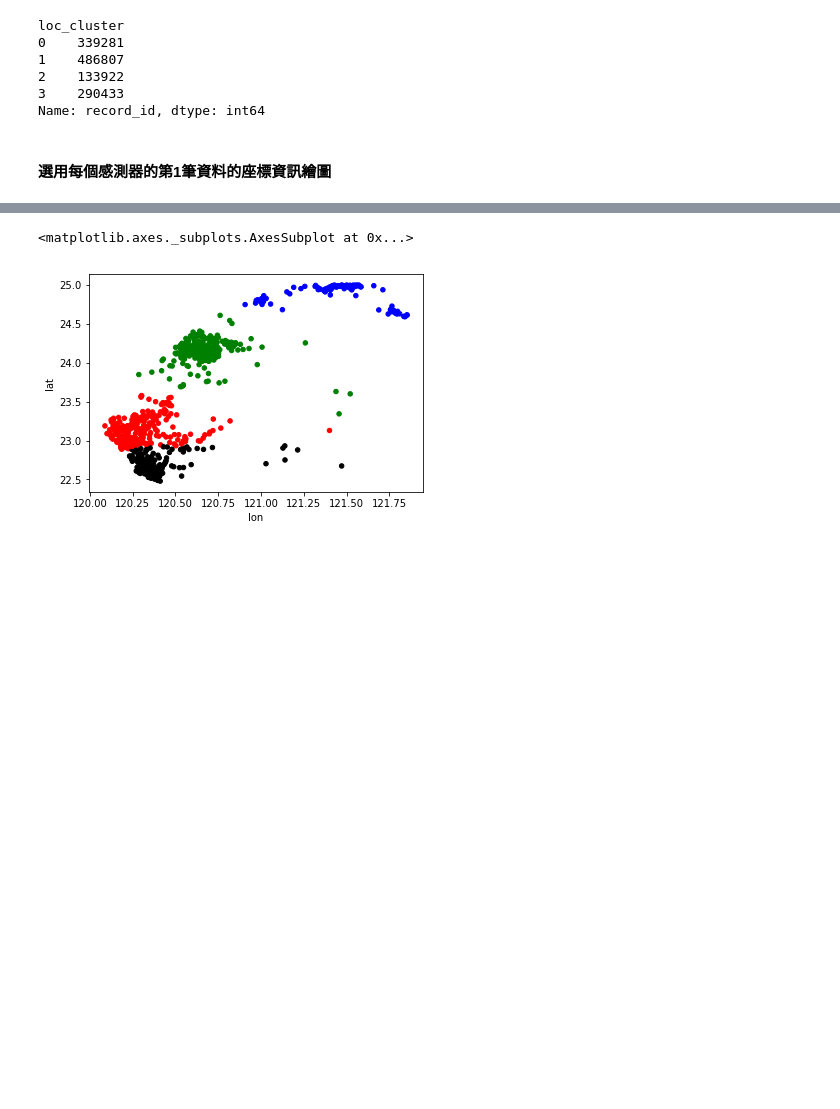
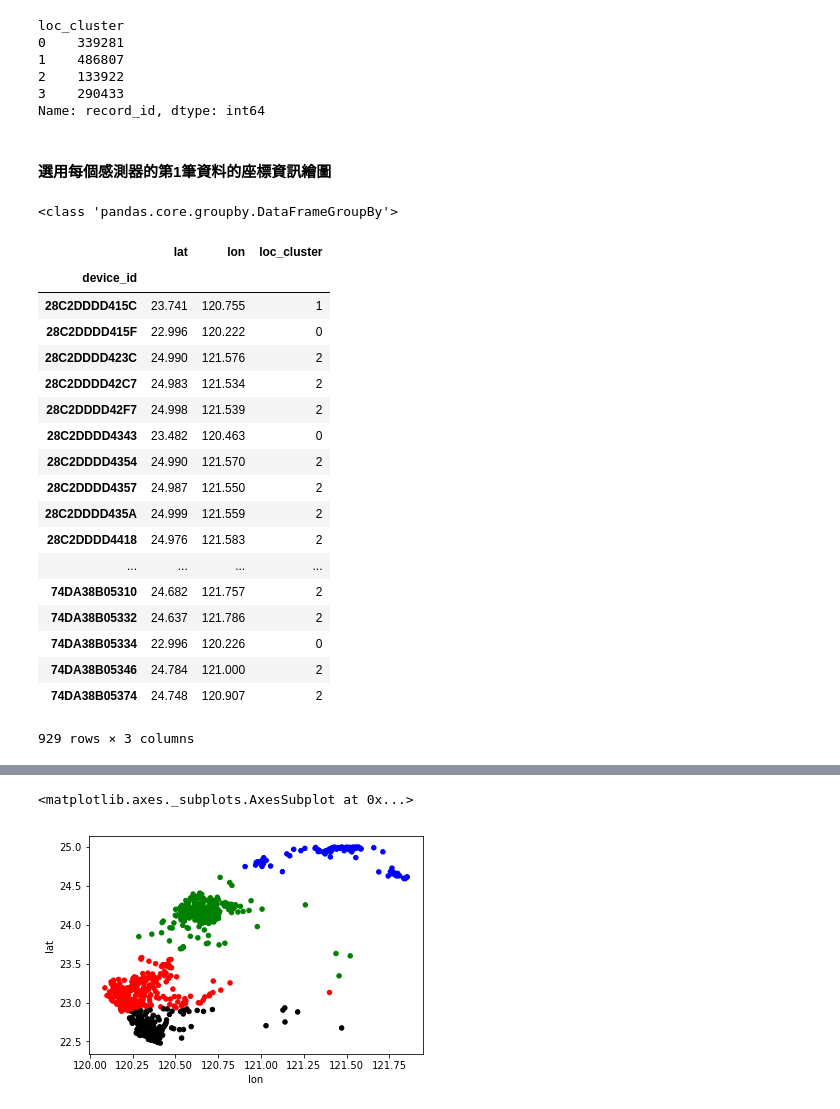
Before and after one commit to Coslate/DataMining_Lab2, a Jupyter notebook: DM106-2 Lab 2.ipynb, the cells around one changed output, grey strips where cells are left out. Drawn from its saved outputs; the diff is of its cells as text; code cells hidden in the pictures; blank space fills up the shorter version.

```diff
--- a/DM106-2 Lab 2.ipynb
+++ b/DM106-2 Lab 2.ipynb
@@ -863,5 +884,32 @@ loc_cluster
 Name: record_id, dtype: int64
 # %% [markdown]
 #### 選用每個感測器的第1筆資料的座標資訊繪圖
+# %%
+device_loc_df = q3.groupby('device_id')[['lat', 'lon', 'loc_cluster']]
+print(type(device_loc_df))
+#print(device_loc_df.head())
+#device_loc_df.head()
+device_loc_df.first()
+# %% [output]
+<class 'pandas.core.groupby.DataFrameGroupBy'>
+|  | lat | lon | loc_cluster |
+| device_id |  |  |  |
+| 28C2DDDD415C | 23.741 | 120.755 | 1 |
+| 28C2DDDD415F | 22.996 | 120.222 | 0 |
+| 28C2DDDD423C | 24.990 | 121.576 | 2 |
+| 28C2DDDD42C7 | 24.983 | 121.534 | 2 |
+| 28C2DDDD42F7 | 24.998 | 121.539 | 2 |
+| 28C2DDDD4343 | 23.482 | 120.463 | 0 |
+| 28C2DDDD4354 | 24.990 | 121.570 | 2 |
+| 28C2DDDD4357 | 24.987 | 121.550 | 2 |
+| 28C2DDDD435A | 24.999 | 121.559 | 2 |
+| 28C2DDDD4418 | 24.976 | 121.583 | 2 |
+| ... | ... | ... | ... |
+| 74DA38B05310 | 24.682 | 121.757 | 2 |
+| 74DA38B05332 | 24.637 | 121.786 | 2 |
+| 74DA38B05334 | 22.996 | 120.226 | 0 |
+| 74DA38B05346 | 24.784 | 121.000 | 2 |
+| 74DA38B05374 | 24.748 | 120.907 | 2 |
+929 rows × 3 columns
 # %%
 device_loc_df = q3.groupby('device_id')[['lat', 'lon', 'loc_cluster']].first()
```
Also changed, not shown: parts of 14 cells of this notebook.
